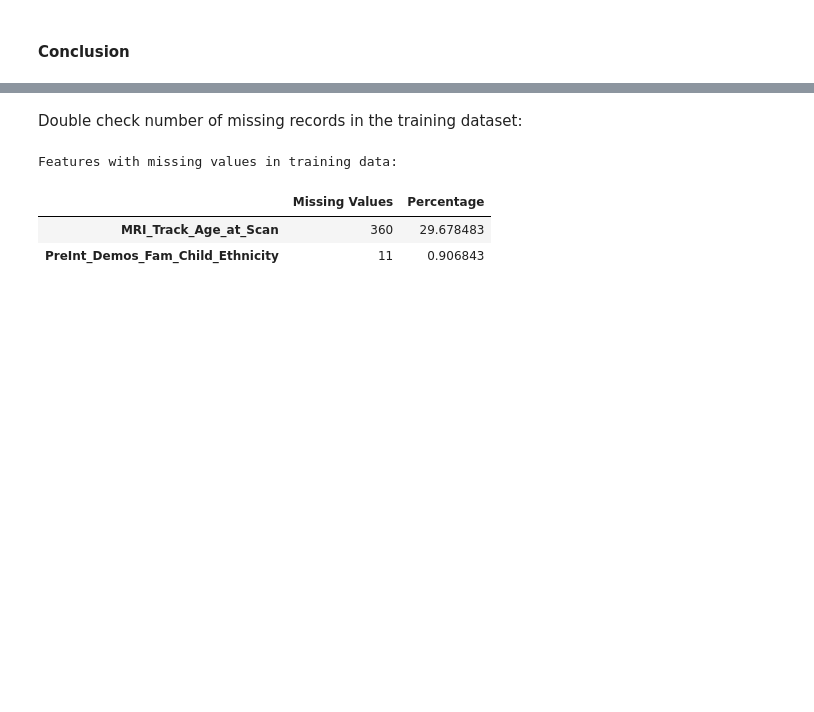
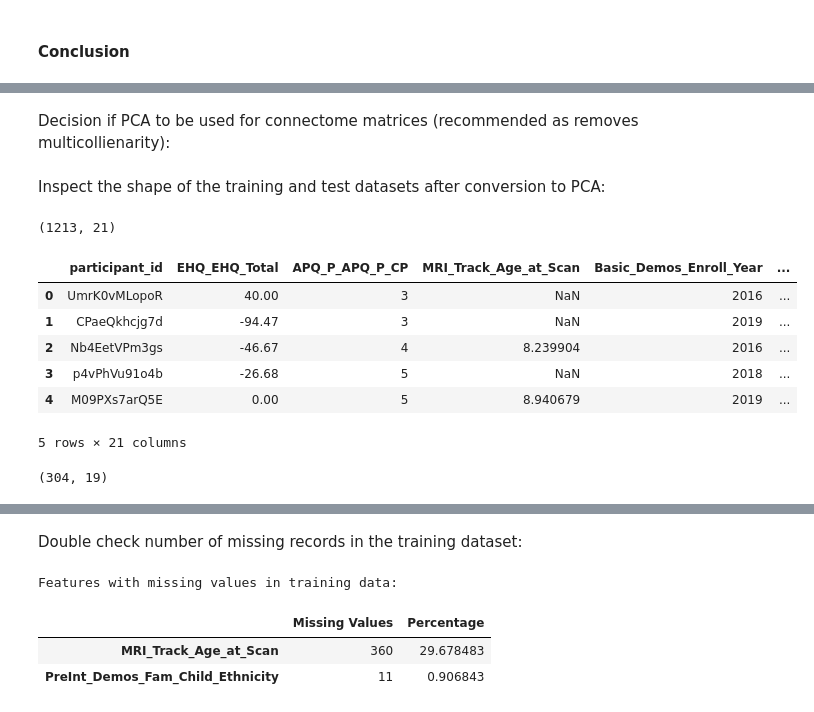
Before and after one commit to saidataanalytics/wids_2025, a Jupyter notebook: WiDS 2025 - ADHD Classification - end to end process.ipynb, the cells around one changed output, grey strips where cells are left out. Saved outputs shown, nothing was run; the diff lists cells and outputs as text; code cells hidden in the pictures; blank space fills up the shorter version.

```diff
--- a/WiDS 2025 - ADHD Classification - end to end process.ipynb
+++ b/WiDS 2025 - ADHD Classification - end to end process.ipynb
@@ -909,0 +1142,2 @@ from sklearn.pipeline import Pipeline
+# %%
+apply_PCA_Quant = True
@@ -909,0 +1146,8 @@ from sklearn.pipeline import Pipeline
+# %%
+if apply_PCA_Quant == True:
+    train.drop(columns=train_Quant.columns[1:], inplace=True)
+    train[pca_columns] = train_Quant_PCA[pca_columns]
+    test.drop(columns  = test_Quant.columns[1:], inplace=True)
+    test[pca_columns]  = test_Quant_PCA[pca_columns]
+else:
+    pass
@@ -909,0 +1156,32 @@ from sklearn.pipeline import Pipeline
+# %% [markdown]
+Decision if PCA to be used for connectome matrices (recommended as removes multicollienarity):
+# %%
+apply_PCA_connectome = True
+# %%
+if apply_PCA_connectome == True:
+    train.drop(columns = connectome_cols, inplace=True)
+    train[pca_cols_connectome] = pca_train_df_connectome[pca_cols_connectome]
+    test.drop(columns  = connectome_cols, inplace=True)
+    test[pca_cols_connectome]  = pca_test_df_connectome[pca_cols_connectome]
+else:
+    pass
+# %% [markdown]
+Inspect the shape of the training and test datasets after conversion to PCA:
+# %%
+train.shape
+# %% [output]
+(1213, 21)
+# %%
+train.head()
+# %% [output]
+|  | participant_id | EHQ_EHQ_Total | APQ_P_APQ_P_CP | MRI_Track_Age_at_Scan | Basic_Demos_Enroll_Year | ... |
+| 0 | UmrK0vMLopoR | 40.00 | 3 | NaN | 2016 | ... |
+| 1 | CPaeQkhcjg7d | -94.47 | 3 | NaN | 2019 | ... |
+| 2 | Nb4EetVPm3gs | -46.67 | 4 | 8.239904 | 2016 | ... |
+| 3 | p4vPhVu91o4b | -26.68 | 5 | NaN | 2018 | ... |
+| 4 | M09PXs7arQ5E | 0.00 | 5 | 8.940679 | 2019 | ... |
+5 rows × 21 columns
+# %%
+test.shape
+# %% [output]
+(304, 19)
```
Also changed, not shown: parts of 70 cells of this notebook.
